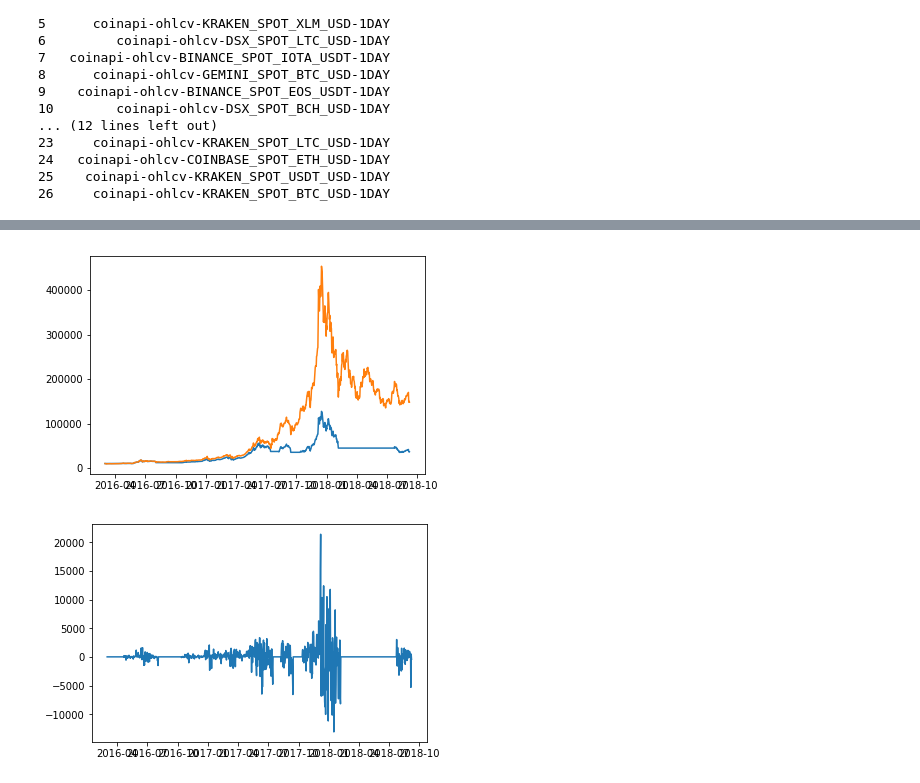
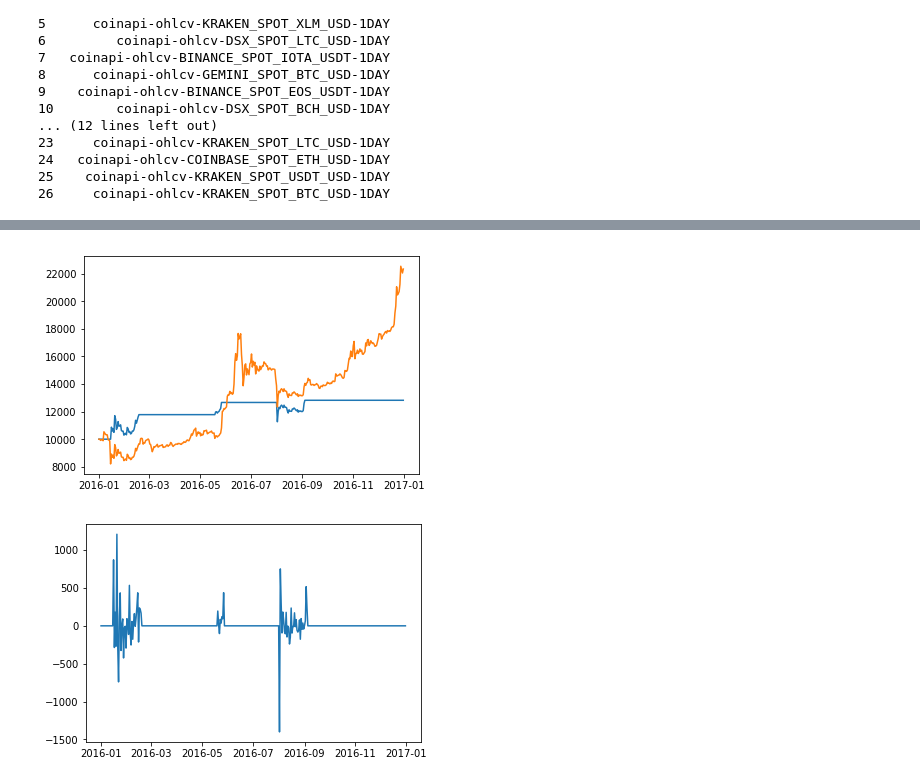
Before and after one commit to MasslessAI/crypto_index, a Jupyter notebook: notebooks/portfolio_strategy_performance_tracking-Data-Base-Data.ipynb, the cells around one changed output, grey strips where cells are left out. Cells and saved outputs as stored; diff of their text form; code cells hidden in the pictures.

```diff
--- a/notebooks/portfolio_strategy_performance_tracking-Data-Base-Data.ipynb
+++ b/notebooks/portfolio_strategy_performance_tracking-Data-Base-Data.ipynb
@@ -215,12 +304,12 @@ report[-10:]
 # %%
-import cqt.strats.StrategyRSI as stg_rsi
+import cqt.strats.StrategyATR as stg_atr
 
-# RSI Strategy
-rsi_rule = {'method' : 'RSI'}
-strats = stg_rsi.StrategyRSI(model_btc_eth, ini_pfo, rsi_rule)
-start_date_str = '2016-03-01'
+# ATR Strategy
+atr_rule = {'method' : 'ATR','bandwidth':[-2,2]}
+strats = stg_atr.StrategyATR(model_btc_eth, ini_pfo, atr_rule)
+start_date_str = '2016-01-01'
 start_date = datetime.strptime(start_date_str, '%Y-%m-%d')
 report = strats.back_testing(start_date)
 # %% [output]
-[figure, old version]
+[figure, new version]
-[figure, old version]
+[figure, new version]
```
Also changed, not shown: parts of 20 cells of this notebook.
